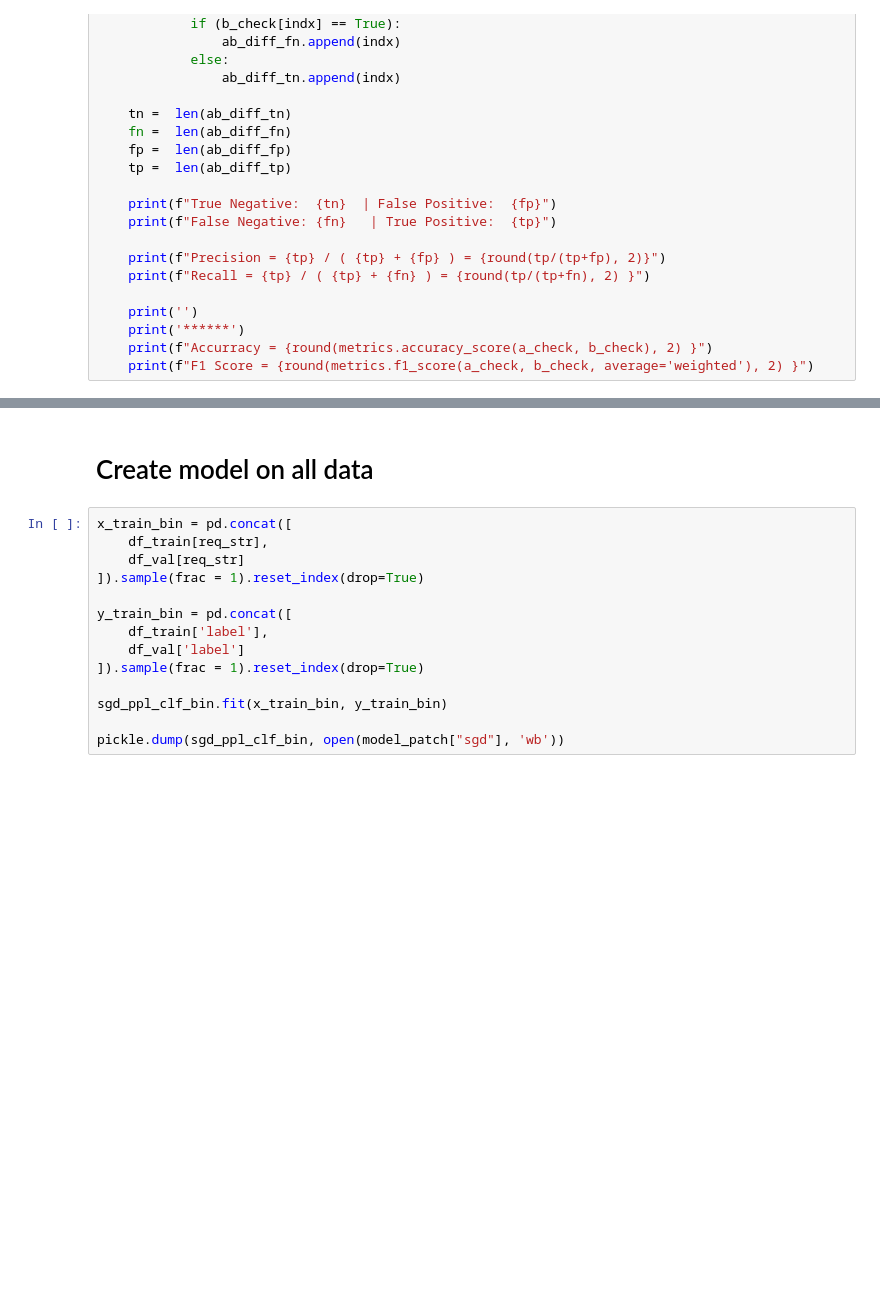
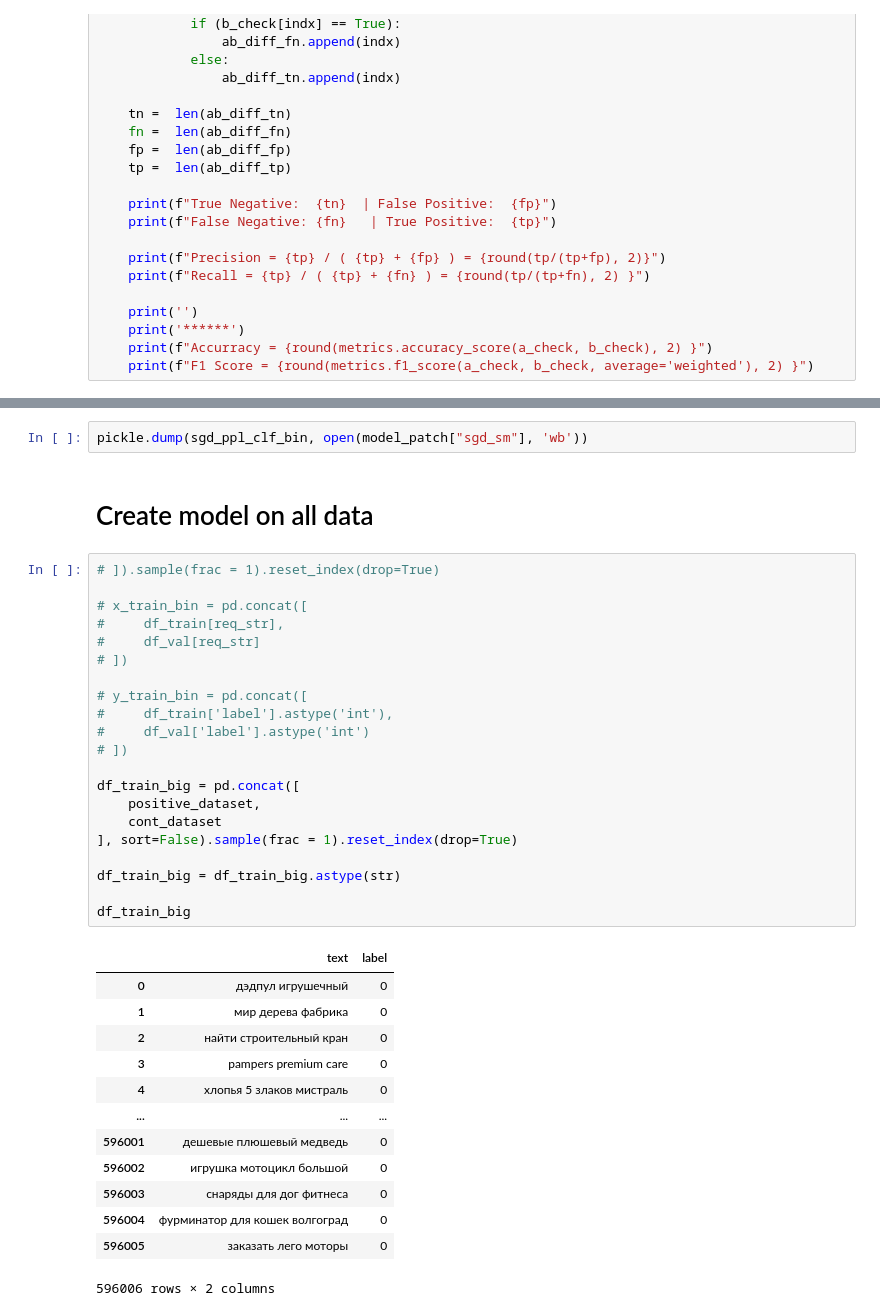
Before and after one commit to galkinc/nlp_ad_quaries, a Jupyter notebook: small_embedding_categorizer.ipynb, the cells around one changed output, grey strips where cells are left out. Drawn from its saved outputs; the diff is of its cells as text; blank space fills up the shorter version.

```diff
--- a/small_embedding_categorizer.ipynb
+++ b/small_embedding_categorizer.ipynb
@@ -405,16 +403,39 @@ F1 Score = 0.95
+# %%
+pickle.dump(sgd_ppl_clf_bin, open(model_patch["sgd_sm"], 'wb'))
 # %% [markdown]
 # Create model on all data
-# %%
-x_train_bin = pd.concat([
-    df_train[req_str],
-    df_val[req_str]
-]).sample(frac = 1).reset_index(drop=True)
-
-y_train_bin = pd.concat([
-    df_train['label'],
-    df_val['label']
-]).sample(frac = 1).reset_index(drop=True)
-
-sgd_ppl_clf_bin.fit(x_train_bin, y_train_bin)
-
-pickle.dump(sgd_ppl_clf_bin, open(model_patch["sgd"], 'wb'))
+# %%
+# ]).sample(frac = 1).reset_index(drop=True)
+
+# x_train_bin = pd.concat([
+#     df_train[req_str],
+#     df_val[req_str]
+# ])
+
+# y_train_bin = pd.concat([
+#     df_train['label'].astype('int'),
+#     df_val['label'].astype('int')
+# ])
+
+df_train_big = pd.concat([
+    positive_dataset,
+    cont_dataset
+], sort=False).sample(frac = 1).reset_index(drop=True)
+
+df_train_big = df_train_big.astype(str)
+
+df_train_big
+# %% [output]
+|  | text | label |
+| 0 | дэдпул игрушечный | 0 |
+| 1 | мир дерева фабрика | 0 |
+| 2 | найти строительный кран | 0 |
+| 3 | pampers premium care | 0 |
+| 4 | хлопья 5 злаков мистраль | 0 |
+| ... | ... | ... |
+| 596001 | дешевые плюшевый медведь | 0 |
+| 596002 | игрушка мотоцикл большой | 0 |
+| 596003 | снаряды для дог фитнеса | 0 |
+| 596004 | фурминатор для кошек волгоград | 0 |
+| 596005 | заказать лего моторы | 0 |
+596006 rows × 2 columns
```
Also changed, not shown: parts of 17 cells of this notebook, 3 other files.
